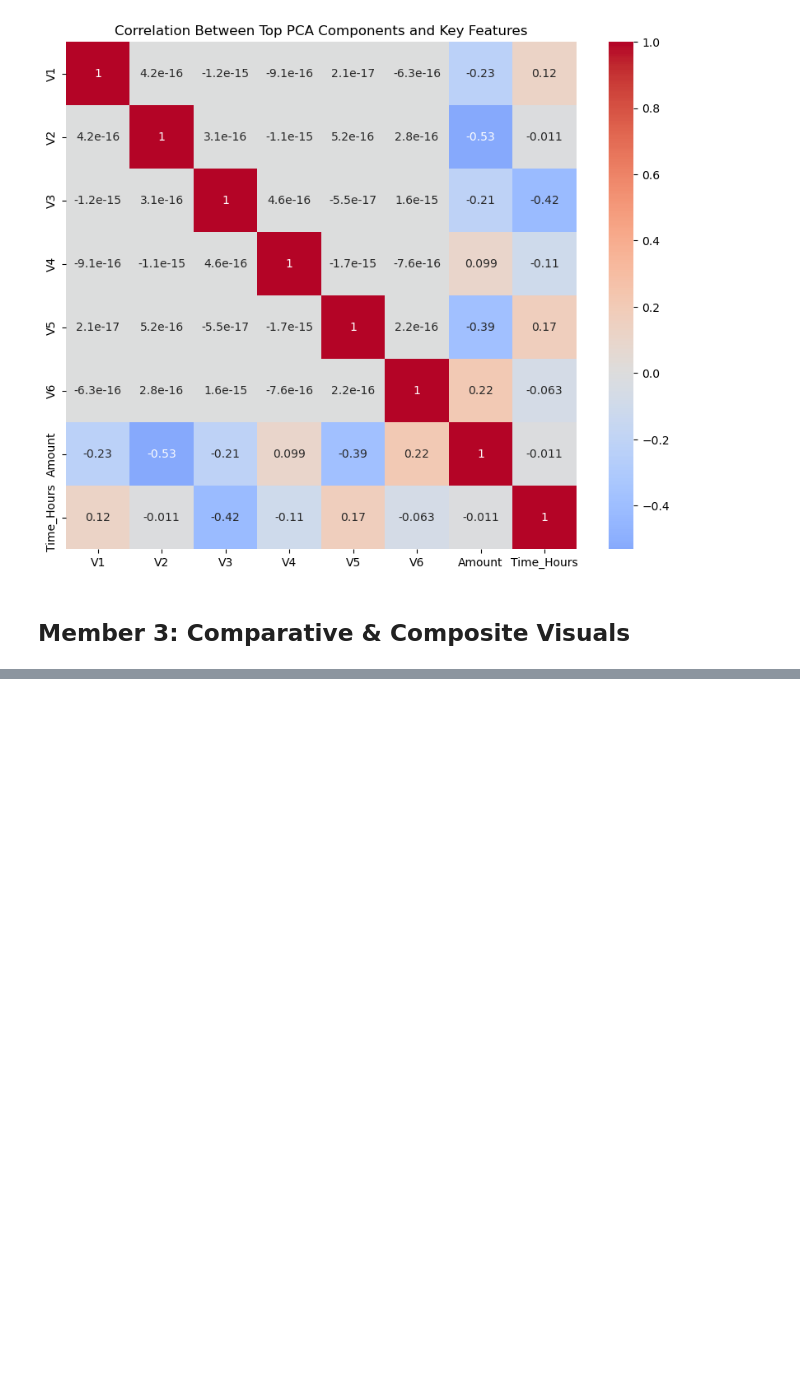
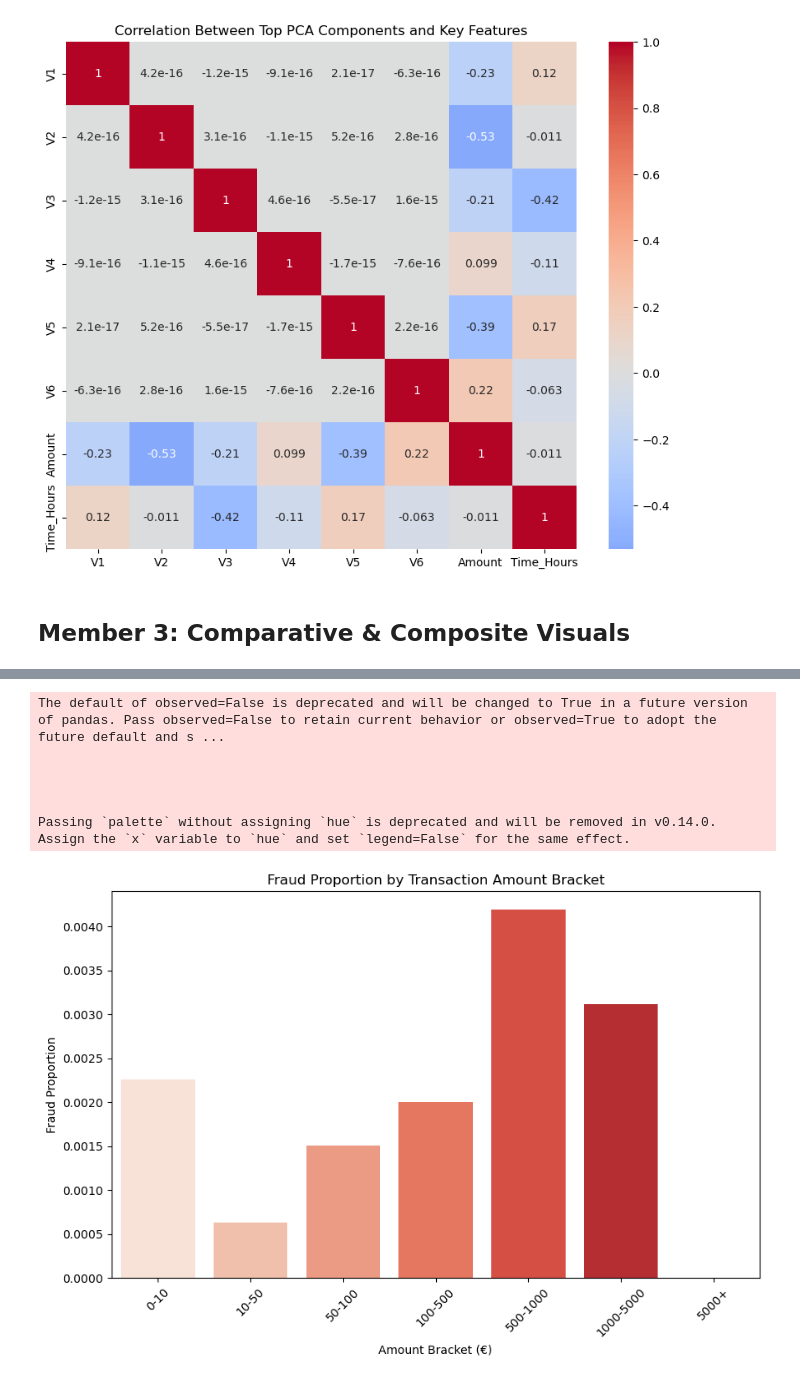
Before and after one commit to danielTongu/cs445_spring2025, a Jupyter notebook: stage2/fraud_visualizations.ipynb, the cells around one changed output, grey strips where cells are left out. Drawn from its saved outputs; the diff is of its cells as text; code cells hidden in the pictures; blank space fills up the shorter version.

```diff
--- a/stage2/fraud_visualizations.ipynb
+++ b/stage2/fraud_visualizations.ipynb
@@ -159,0 +241,24 @@ AttributeError: 'DataFrame' object has no attribute 'append'
+# %%
+# Create amount brackets
+df['Amount_Bracket'] = pd.cut(df['Amount'],
+                             bins=[0, 10, 50, 100, 500, 1000, 5000, np.inf],
+                             labels=['0-10', '10-50', '50-100', '100-500',
+                                    '500-1000', '1000-5000', '5000+'])
+
+fraud_proportion = df.groupby('Amount_Bracket')['Class'].mean().reset_index()
+
+plt.figure(figsize=(10, 6))
+sns.barplot(x='Amount_Bracket', y='Class', data=fraud_proportion, palette='Reds')
+plt.title('Fraud Proportion by Transaction Amount Bracket')
+plt.xlabel('Amount Bracket (€)')
+plt.ylabel('Fraud Proportion')
+plt.xticks(rotation=45)
+plt.show()
+# %% [output]
+The default of observed=False is deprecated and will be changed to True in a future version of pandas. Pass observed=False to retain current behavior or observed=True to adopt the future default and s ...
+
+
+
+
+Passing `palette` without assigning `hue` is deprecated and will be removed in v0.14.0. Assign the `x` variable to `hue` and set `legend=False` for the same effect.
+[figure, added]
```
Also changed, not shown: parts of 14 cells of this notebook.
